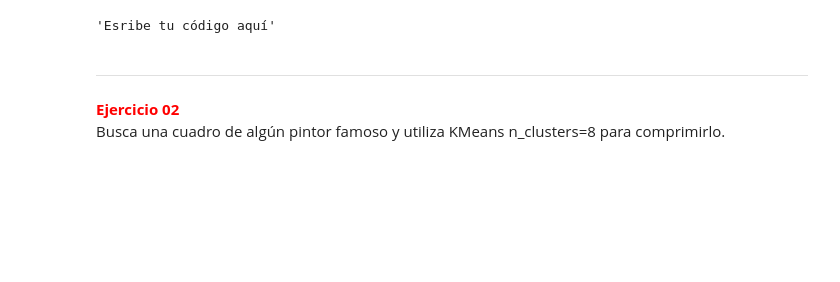
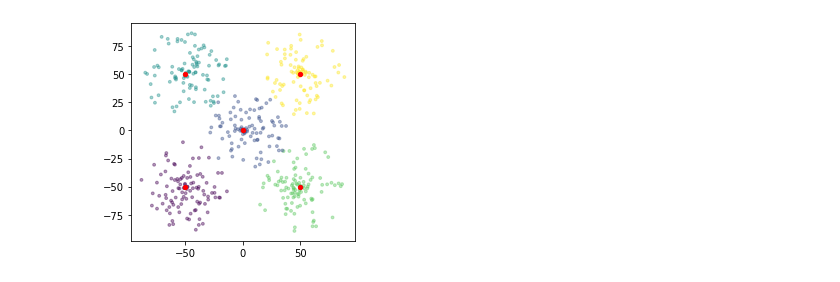
Before and after one commit to dgtrabada/python, a Jupyter notebook: 12_Scikit_learn/04_Cluster.ipynb, the cells around one changed output. Cells and saved outputs as stored; diff of their text form; code cells hidden in the pictures; blank space fills up the shorter version.

```diff
--- a/12_Scikit_learn/04_Cluster.ipynb
+++ b/12_Scikit_learn/04_Cluster.ipynb
@@ -28,9 +38,9 @@ Agrupalos para que te queden los siguinetes clusteres con (2,3,4). Ayuda utiliza
-# %%
-"""Esribe tu código aquí"""
-# %% [output]
-'Esribe tu código aquí'
-# %% [markdown]
-<hr>
-<b><font color='red'>Ejercicio 02</font></b>
-
-Busca una cuadro de algún pintor famoso y utiliza KMeans n_clusters=8 para comprimirlo.
+# %%
+kmeans = cluster.KMeans(n_clusters=5)
+y_pred = kmeans.fit_predict(P)
+plt.figure(figsize=(4, 4))
+plt.scatter(P[:, 0], P[:, 1],s=8, alpha=0.4, c=y_pred)
+for i in centers:
+    plt.scatter(i[0], i[1],s=18, color="red" )
+# %% [output]
+[figure, added]
```
Also changed, not shown: parts of 7 cells of this notebook.
